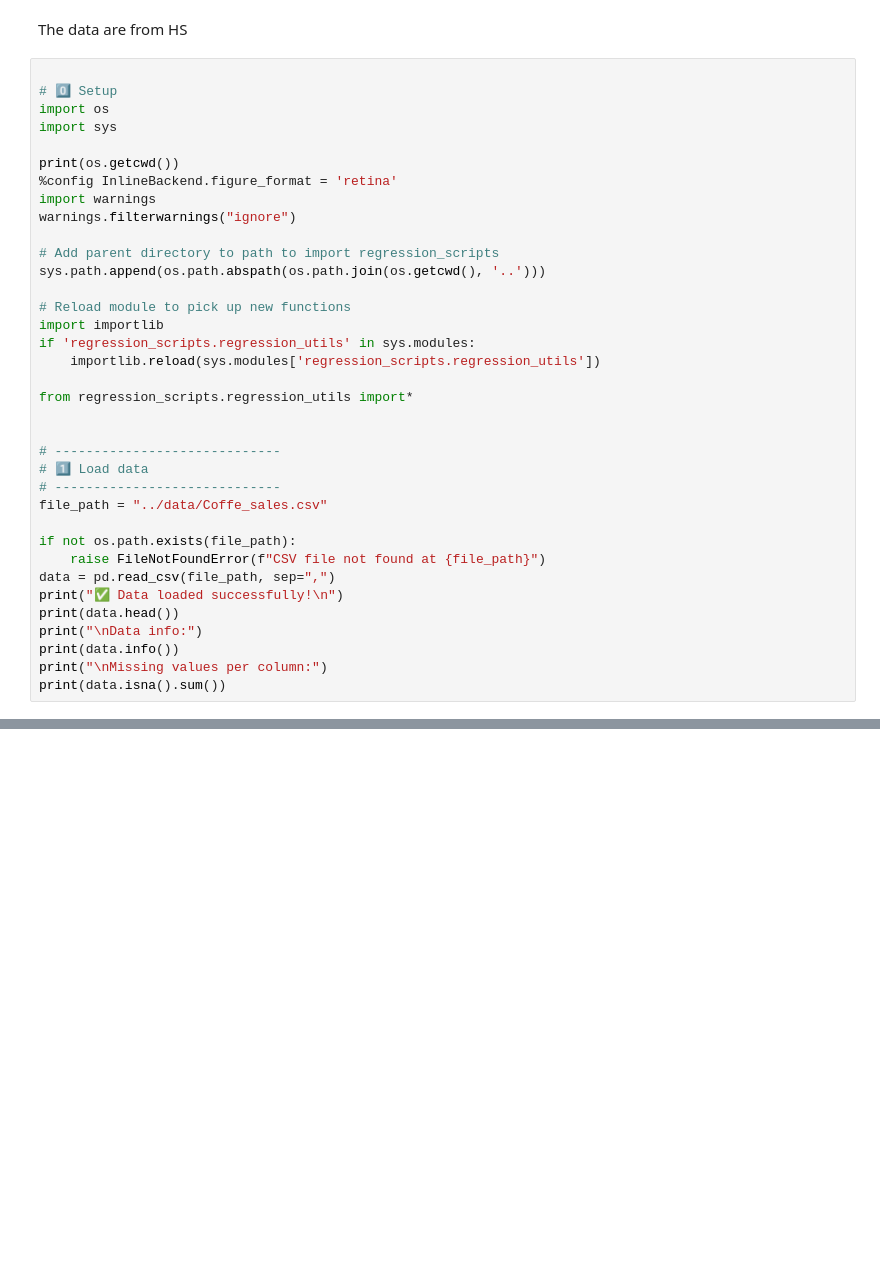
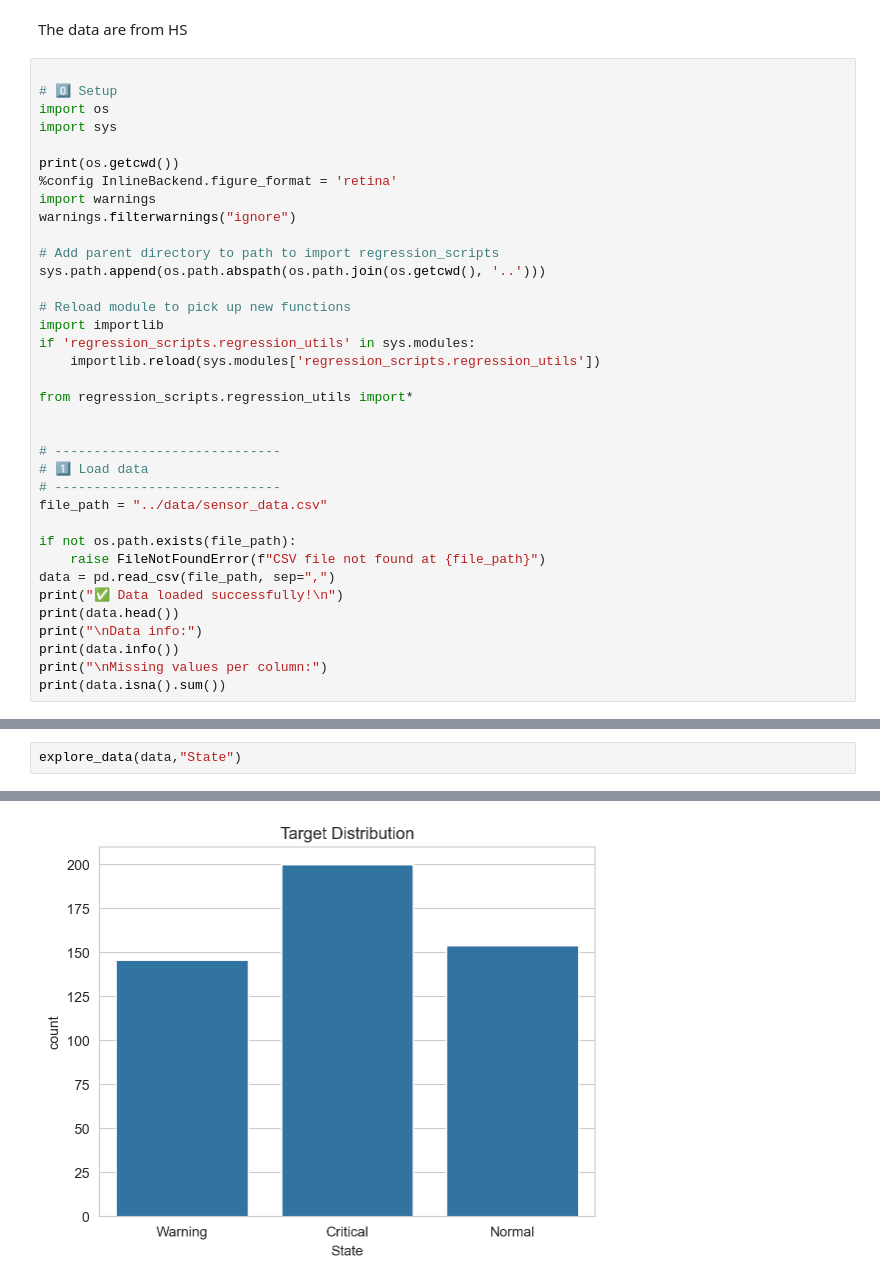
Before and after one commit to abdrahmannc/supervised-learning, a Jupyter notebook: notebooks/regression.ipynb, the cells around one changed output, grey strips where cells are left out. Saved outputs shown, nothing was run; the diff lists cells and outputs as text; blank space fills up the shorter version.

```diff
--- a/notebooks/regression.ipynb
+++ b/notebooks/regression.ipynb
@@ -25,7 +25,7 @@ from regression_scripts.regression_utils import*
 # -----------------------------
 # 1️⃣ Load data
 # -----------------------------
-file_path = "../data/Coffe_sales.csv"
+file_path = "../data/sensor_data.csv"
 
 if not os.path.exists(file_path):
     raise FileNotFoundError(f"CSV file not found at {file_path}")
@@ -76,0 +60,3 @@ X,y=data_process(data,"money")
+# %%
+explore_data(data,"State")
+# %% [output]
@@ -76,0 +73 @@ X,y=data_process(data,"money")
+[figure, added]
```
Also changed, not shown: parts of 25 cells of this notebook, 1 other file.
